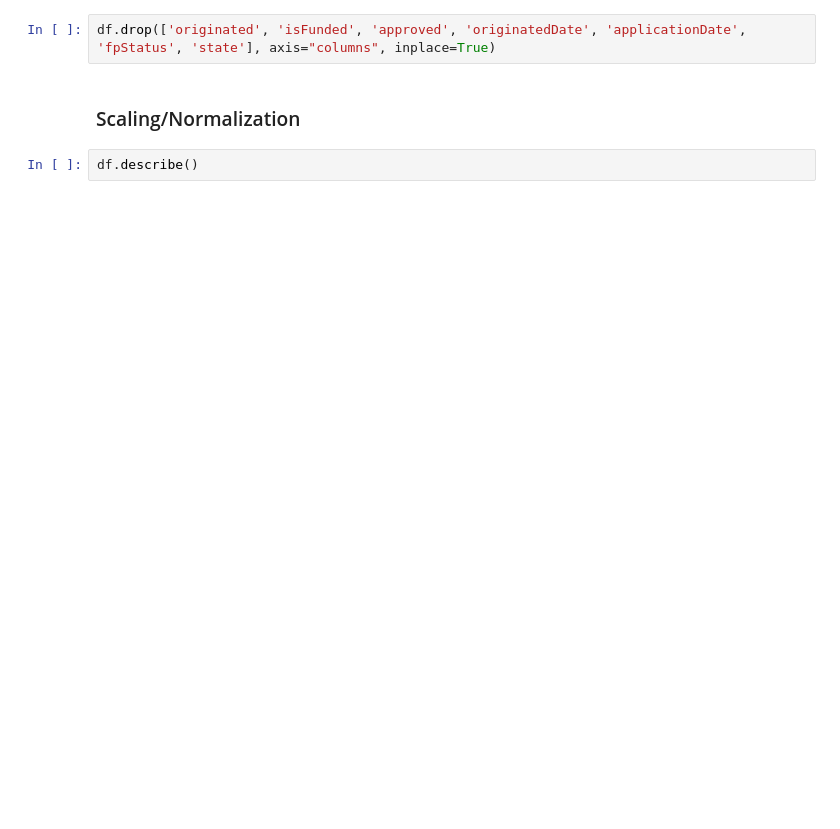
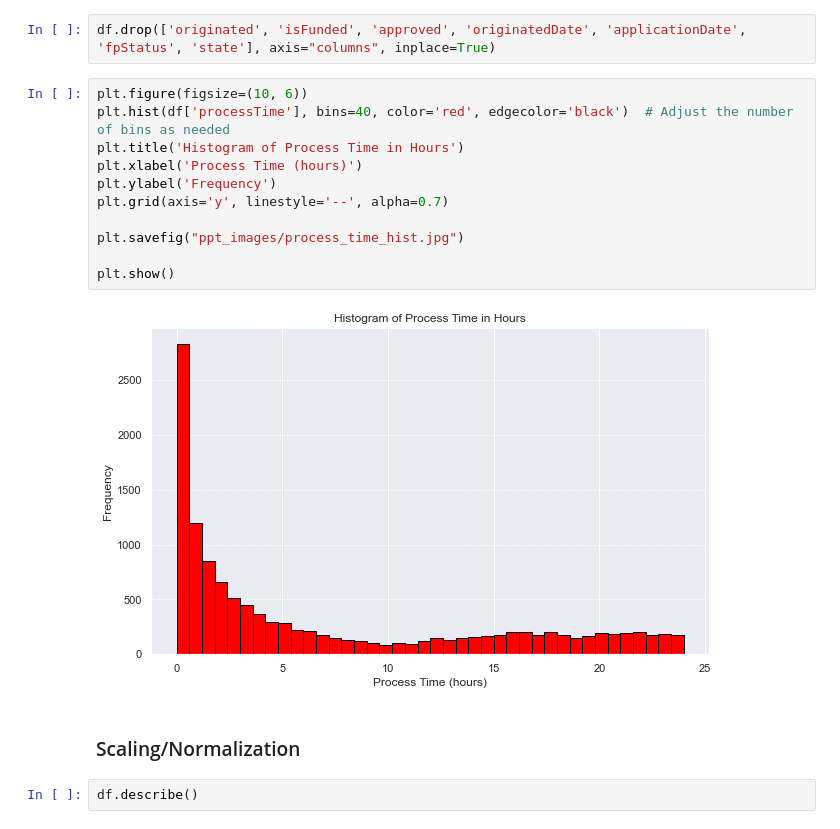
Before and after one commit to shariqmalik10/Loan-Risks, a Jupyter notebook: notebooks/lightgbm_build.ipynb, the cells around one changed output. Saved outputs shown, nothing was run; the diff lists cells and outputs as text; blank space fills up the shorter version.

```diff
--- a/notebooks/lightgbm_build.ipynb
+++ b/notebooks/lightgbm_build.ipynb
@@ -361,5 +387,18 @@ We are removing the following features with rationale provided for each:
 # %%
 df.drop(['originated', 'isFunded', 'approved', 'originatedDate', 'applicationDate', 'fpStatus', 'state'], axis="columns", inplace=True)
+# %%
+plt.figure(figsize=(10, 6))
+plt.hist(df['processTime'], bins=40, color='red', edgecolor='black')  # Adjust the number of bins as needed
+plt.title('Histogram of Process Time in Hours')
+plt.xlabel('Process Time (hours)')
+plt.ylabel('Frequency')
+plt.grid(axis='y', linestyle='--', alpha=0.7)
+
+plt.savefig("ppt_images/process_time_hist.jpg")
+
+plt.show()
+# %% [output]
+[figure, added]
 # %% [markdown]
 ### Scaling/Normalization
 # %%
```
Also changed, not shown: parts of 13 cells of this notebook, 14 other files.
